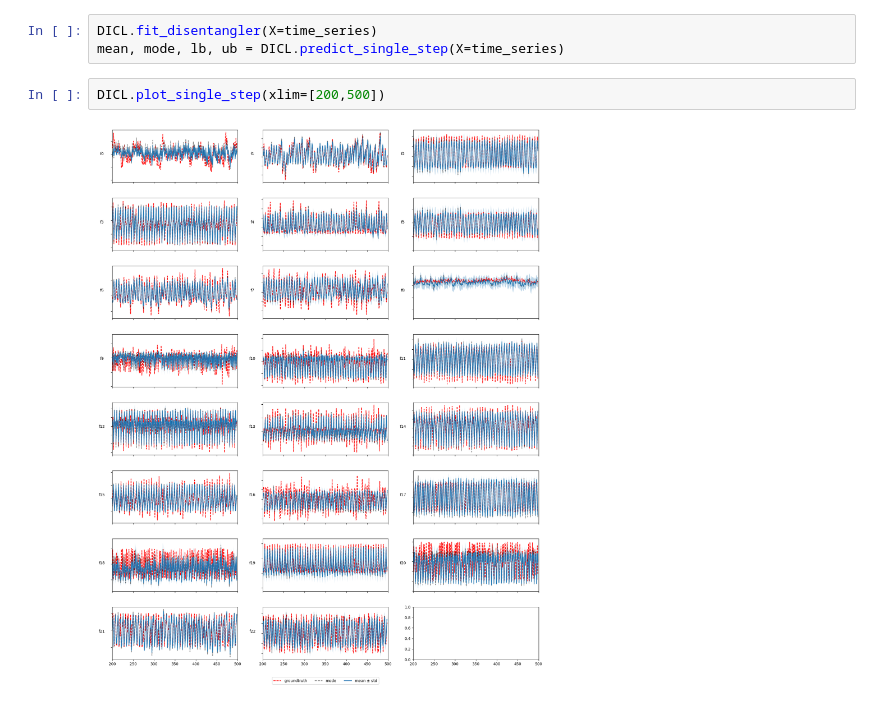
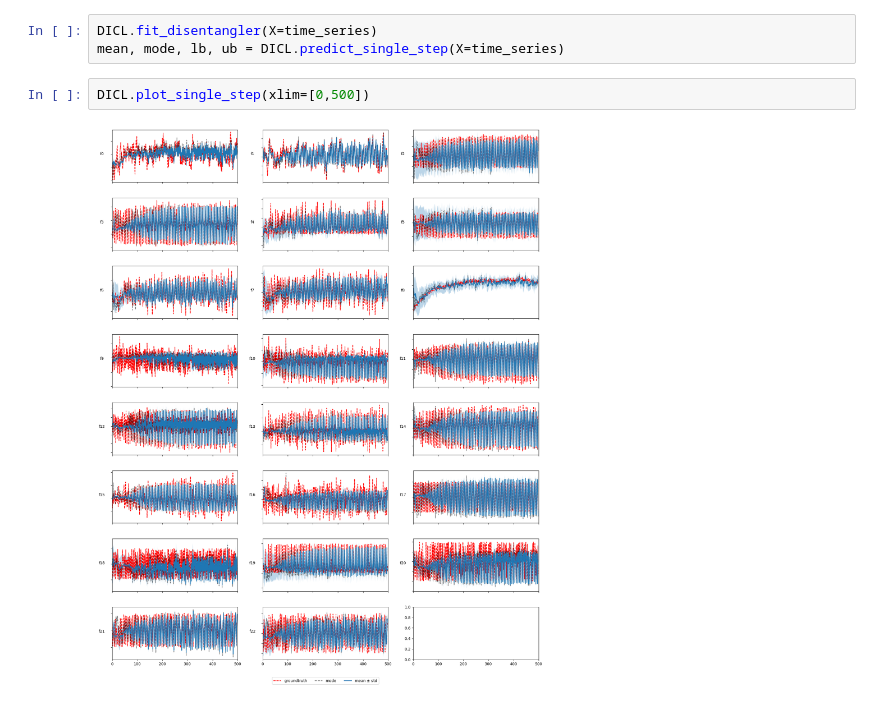
Before and after one commit to abenechehab/dicl, a Jupyter notebook: src/dicl/getting_started.ipynb, the cells around one changed output. Cells and saved outputs as stored; diff of their text form.

```diff
--- a/src/dicl/getting_started.ipynb
+++ b/src/dicl/getting_started.ipynb
@@ -92,6 +95,6 @@ DICL = dicl.DICL_PCA(
 DICL.fit_disentangler(X=time_series)
 mean, mode, lb, ub = DICL.predict_single_step(X=time_series)
 # %%
-DICL.plot_single_step(xlim=[200,500])
+DICL.plot_single_step(xlim=[0,500])
 # %% [output]
-[figure, old version]
+[figure, new version]
```
Also changed, not shown: parts of 2 cells of this notebook, 1 other file.
